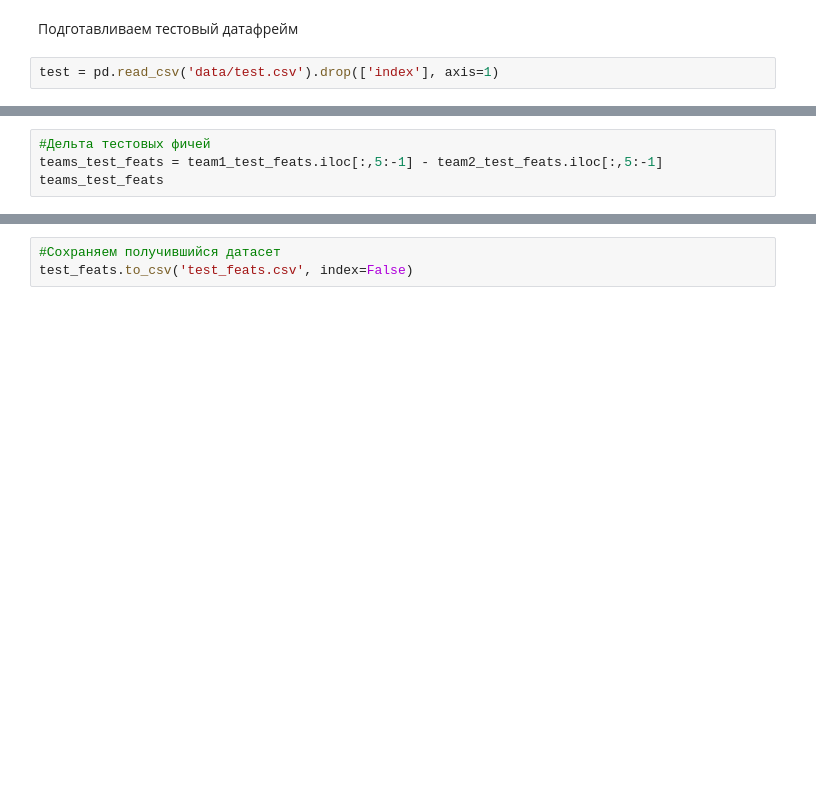
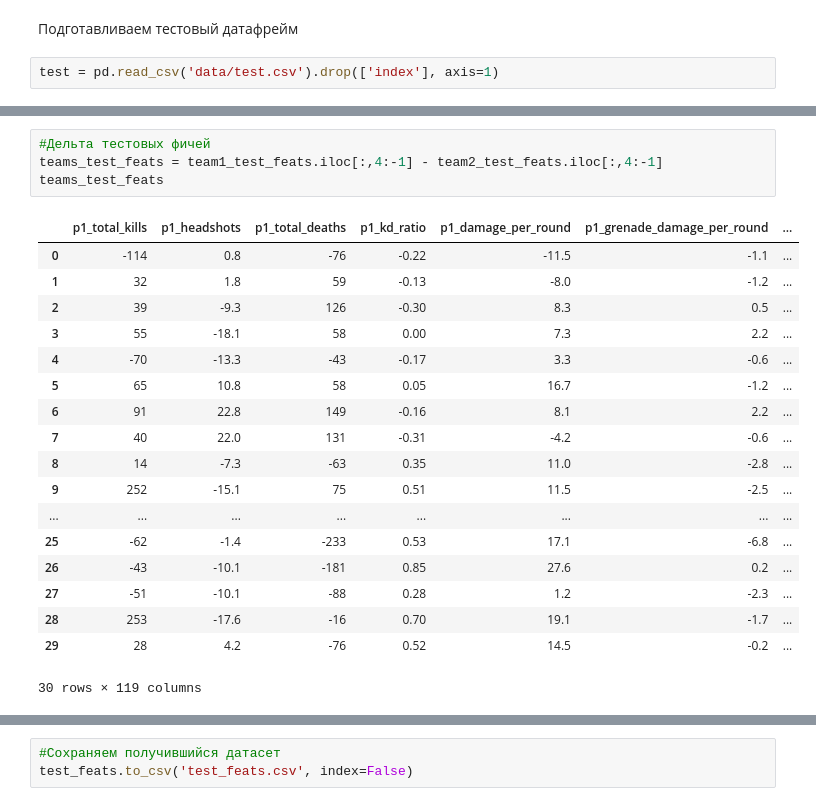
Before and after one commit to kikikita/CS_GO_test, a Jupyter notebook: cs_go_contest.ipynb, the cells around one changed output, grey strips where cells are left out. Saved outputs shown, nothing was run; the diff lists cells and outputs as text; blank space fills up the shorter version.

```diff
--- a/cs_go_contest.ipynb
+++ b/cs_go_contest.ipynb
@@ -84,7 +193,26 @@ team2_test_feats
 # %%
 #Дельта тестовых фичей
-teams_test_feats = team1_test_feats.iloc[:,5:-1] - team2_test_feats.iloc[:,5:-1]
+teams_test_feats = team1_test_feats.iloc[:,4:-1] - team2_test_feats.iloc[:,4:-1]
 teams_test_feats
+# %% [output]
+|  | p1_total_kills | p1_headshots | p1_total_deaths | p1_kd_ratio | p1_damage_per_round | p1_grenade_damage_per_round | ... |
+| 0 | -114 | 0.8 | -76 | -0.22 | -11.5 | -1.1 | ... |
+| 1 | 32 | 1.8 | 59 | -0.13 | -8.0 | -1.2 | ... |
+| 2 | 39 | -9.3 | 126 | -0.30 | 8.3 | 0.5 | ... |
+| 3 | 55 | -18.1 | 58 | 0.00 | 7.3 | 2.2 | ... |
+| 4 | -70 | -13.3 | -43 | -0.17 | 3.3 | -0.6 | ... |
+| 5 | 65 | 10.8 | 58 | 0.05 | 16.7 | -1.2 | ... |
+| 6 | 91 | 22.8 | 149 | -0.16 | 8.1 | 2.2 | ... |
+| 7 | 40 | 22.0 | 131 | -0.31 | -4.2 | -0.6 | ... |
+| 8 | 14 | -7.3 | -63 | 0.35 | 11.0 | -2.8 | ... |
+| 9 | 252 | -15.1 | 75 | 0.51 | 11.5 | -2.5 | ... |
+| ... | ... | ... | ... | ... | ... | ... | ... |
+| 25 | -62 | -1.4 | -233 | 0.53 | 17.1 | -6.8 | ... |
+| 26 | -43 | -10.1 | -181 | 0.85 | 27.6 | 0.2 | ... |
+| 27 | -51 | -10.1 | -88 | 0.28 | 1.2 | -2.3 | ... |
+| 28 | 253 | -17.6 | -16 | 0.70 | 19.1 | -1.7 | ... |
+| 29 | 28 | 4.2 | -76 | 0.52 | 14.5 | -0.2 | ... |
+30 rows × 119 columns
 # %%
 #Тестовый датасет команда-карта
 test_feats = pd.concat([test, teams_test_feats], axis=1)
```
Also changed, not shown: parts of 17 cells of this notebook, 9 other files.
